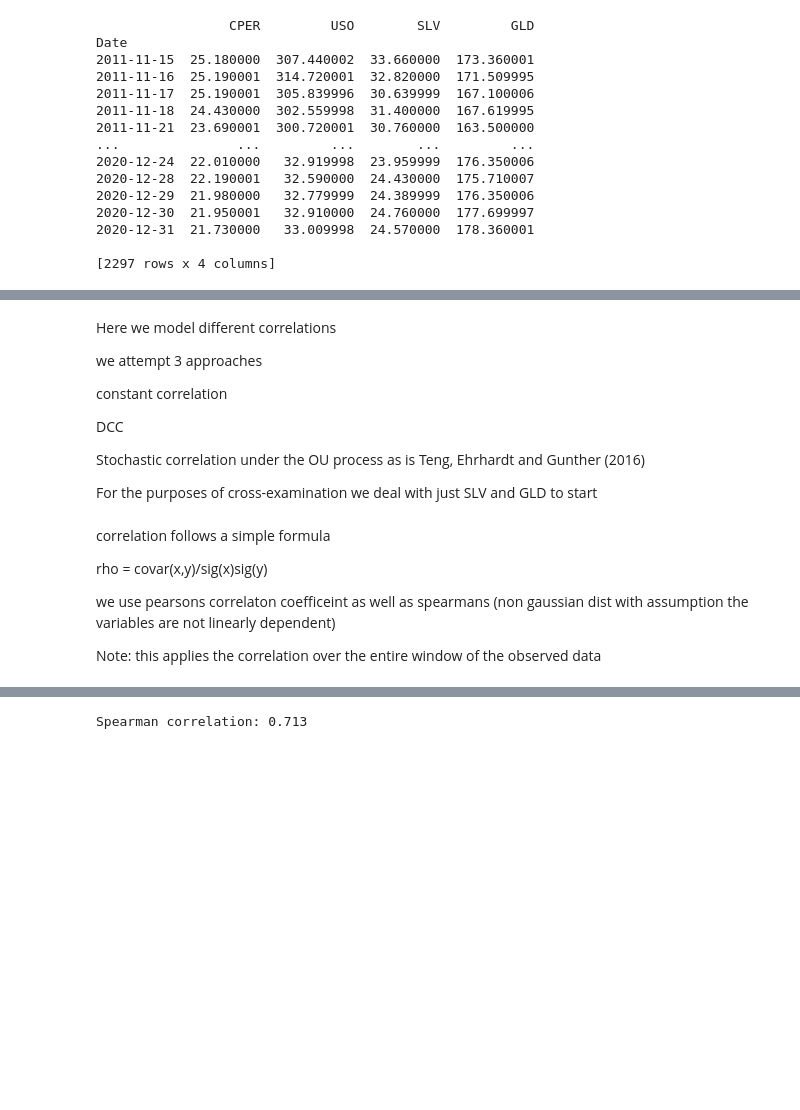
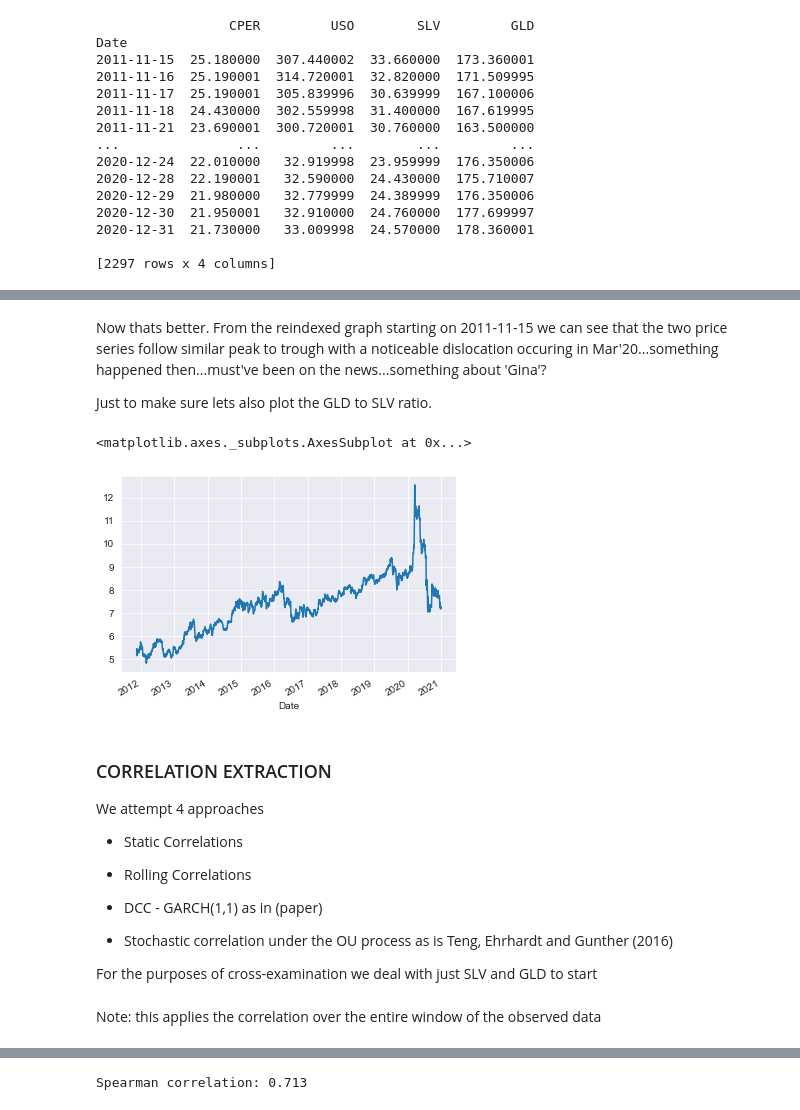
Before and after one commit to HAJG1112/StochasticCorrelations, a Jupyter notebook: Pcode/research.ipynb, the cells around one changed output, grey strips where cells are left out. Cells and saved outputs as stored; diff of their text form; code cells hidden in the pictures; blank space fills up the shorter version.

```diff
--- a/Pcode/research.ipynb
+++ b/Pcode/research.ipynb
@@ -22,23 +67,31 @@ Date
+# %% [markdown]
+Now thats better. From the reindexed graph starting on 2011-11-15 we can see that the two price series follow similar peak to trough with a noticeable dislocation occuring in Mar'20...something happened then...must've been on the news...something about 'Gina'?
+
+Just to make sure lets also plot the GLD to SLV ratio.
+# %%
+ratio = df['GLD']/df['SLV']
+ratio.plot()
+# %% [output]
+<matplotlib.axes._subplots.AxesSubplot at 0x...>
+[figure, added]
 # %% [markdown]
-Here we model different correlations
+### CORRELATION EXTRACTION ###
 
-we attempt 3 approaches
+We attempt 4 approaches
 
-constant correlation
+- Static Correlations
 
-DCC
+- Rolling Correlations
 
-Stochastic correlation under the OU process as is Teng, Ehrhardt and Gunther (2016)
+- DCC - GARCH(1,1) as in (paper)
+
+- Stochastic correlation under the OU process as is Teng, Ehrhardt and Gunther (2016)
 
 For the purposes of cross-examination we deal with just SLV and GLD to start
-# %% [markdown]
-correlation follows a simple formula
-
-rho = covar(x,y)/sig(x)sig(y)
-
-we use pearsons correlaton coefficeint as well as spearmans (non gaussian dist with assumption the variables are not linearly dependent)
-
-Note: this applies the correlation over the entire window of the observed data
+# %% [markdown]
+
+
+Note: this applies the correlation over the entire window of the observed data
 # %%
 from scipy.stats import pearsonr
 corr_p, _ = pearsonr(df.SLV, df.GLD)
```
Also changed, not shown: parts of 17 cells of this notebook, 1 other file.
